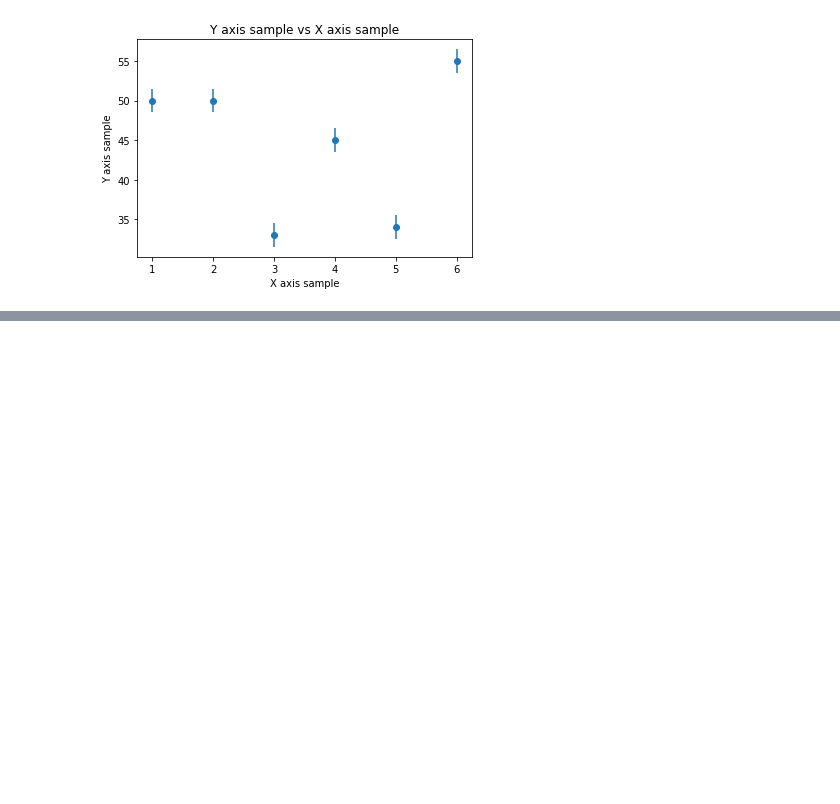
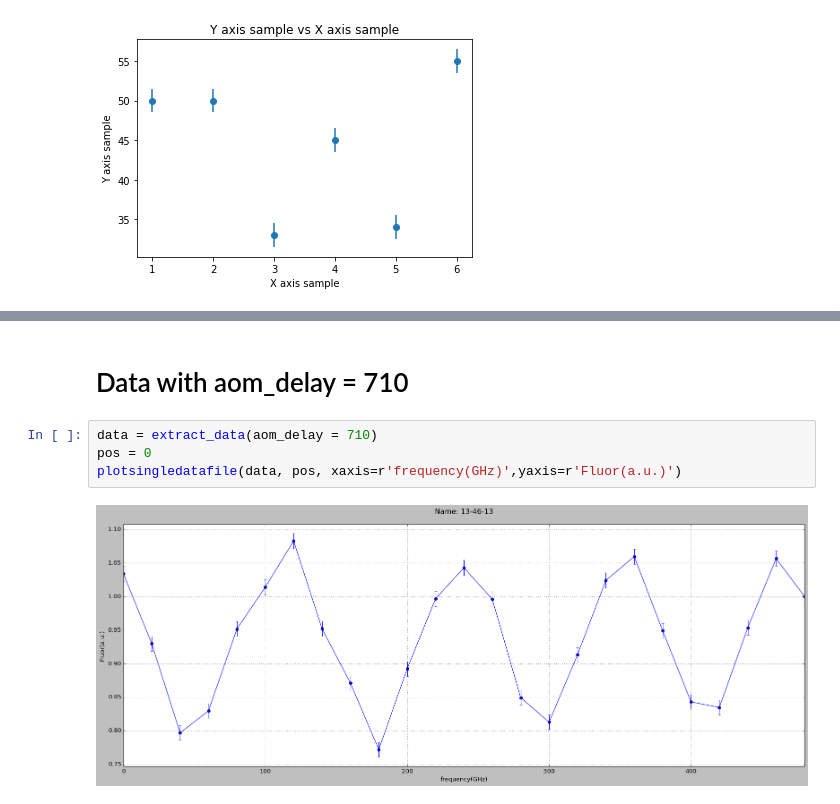
Before and after one commit to ejlilie/Jupyter, a Jupyter notebook: dataanalysis.ipynb, the cells around one changed output, grey strips where cells are left out. Cells and saved outputs as stored; diff of their text form; blank space fills up the shorter version.

```diff
--- a/dataanalysis.ipynb
+++ b/dataanalysis.ipynb
@@ -149,0 +448,8 @@ Text(0.5, 1.0, 'Y axis sample vs X axis sample')
+# %% [markdown]
+# Data with aom_delay = 710
+# %%
+data = extract_data(aom_delay = 710)
+pos = 0
+plotsingledatafile(data, pos, xaxis=r'frequency(GHz)',yaxis=r'Fluor(a.u.)')
+# %% [output]
+[figure, added]
```
Also changed, not shown: parts of 13 cells of this notebook.
